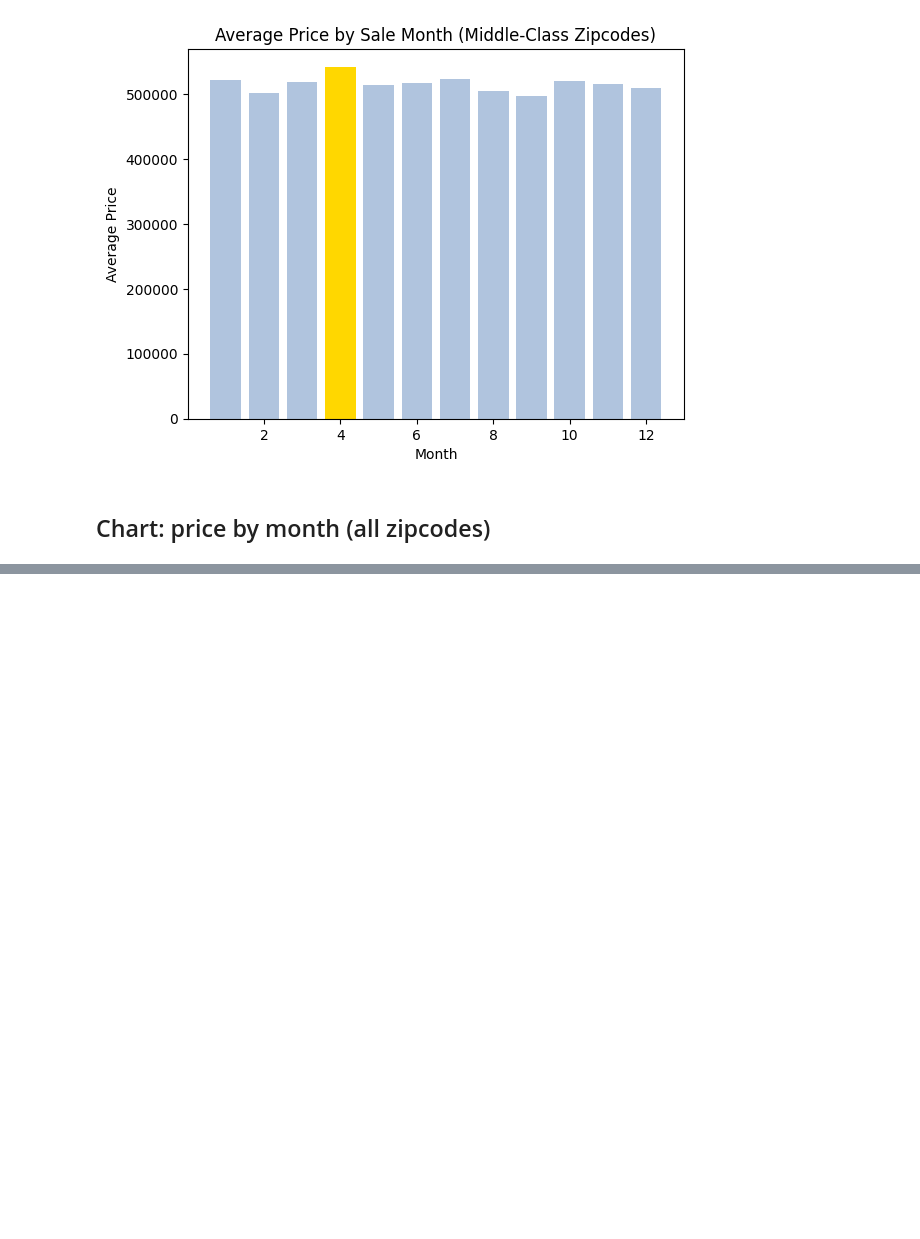
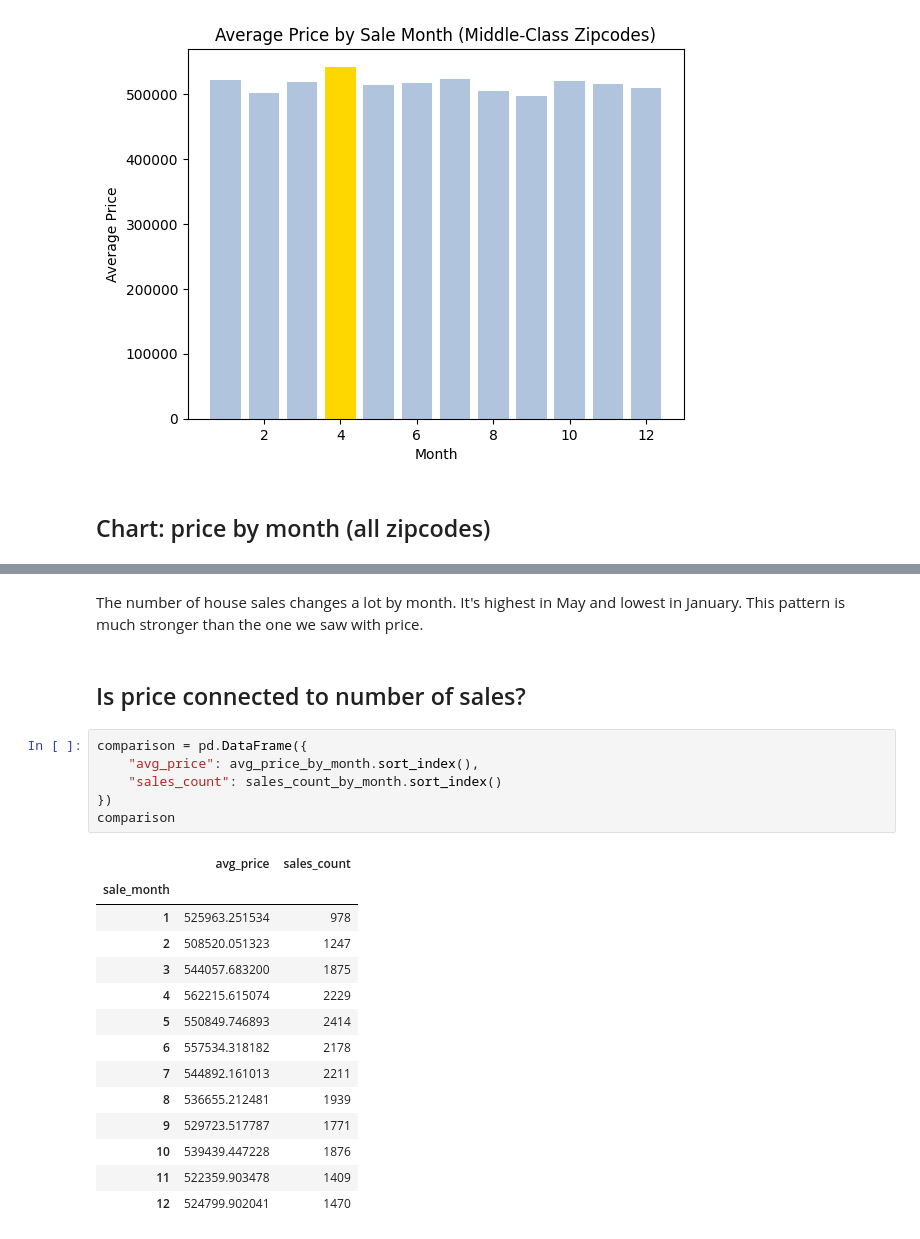
Before and after one commit to 1com/ds-eda-project, a Jupyter notebook: hypothesis_1.ipynb, the cells around one changed output, grey strips where cells are left out. Drawn from its saved outputs; the diff is of its cells as text; blank space fills up the shorter version.

```diff
--- a/hypothesis_1.ipynb
+++ b/hypothesis_1.ipynb
@@ -140,0 +190,27 @@ The result varies a little, but it's not significant.
+# %% [markdown]
+The number of house sales changes a lot by month. It's highest in May
+and lowest in January. This pattern is much stronger than the one we
+saw with price.
+# %% [markdown]
+## Is price connected to number of sales?
+# %%
+comparison = pd.DataFrame({
+    "avg_price": avg_price_by_month.sort_index(),
+    "sales_count": sales_count_by_month.sort_index()
+})
+comparison
+# %% [output]
+|  | avg_price | sales_count |
+| sale_month |  |  |
+| 1 | 525963.251534 | 978 |
+| 2 | 508520.051323 | 1247 |
+| 3 | 544057.683200 | 1875 |
+| 4 | 562215.615074 | 2229 |
+| 5 | 550849.746893 | 2414 |
+| 6 | 557534.318182 | 2178 |
+| 7 | 544892.161013 | 2211 |
+| 8 | 536655.212481 | 1939 |
+| 9 | 529723.517787 | 1771 |
+| 10 | 539439.447228 | 1876 |
+| 11 | 522359.903478 | 1409 |
+| 12 | 524799.902041 | 1470 |
```
Also changed, not shown: parts of 13 cells of this notebook.
